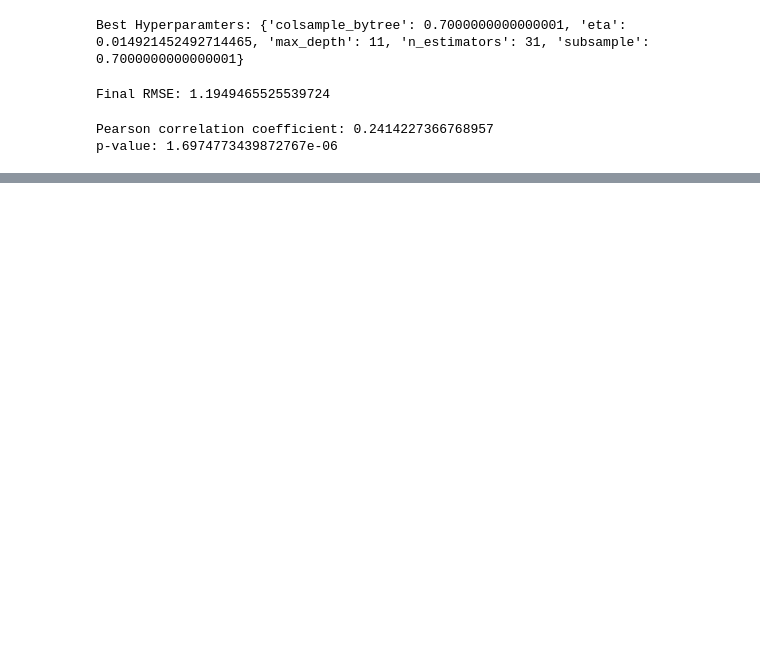
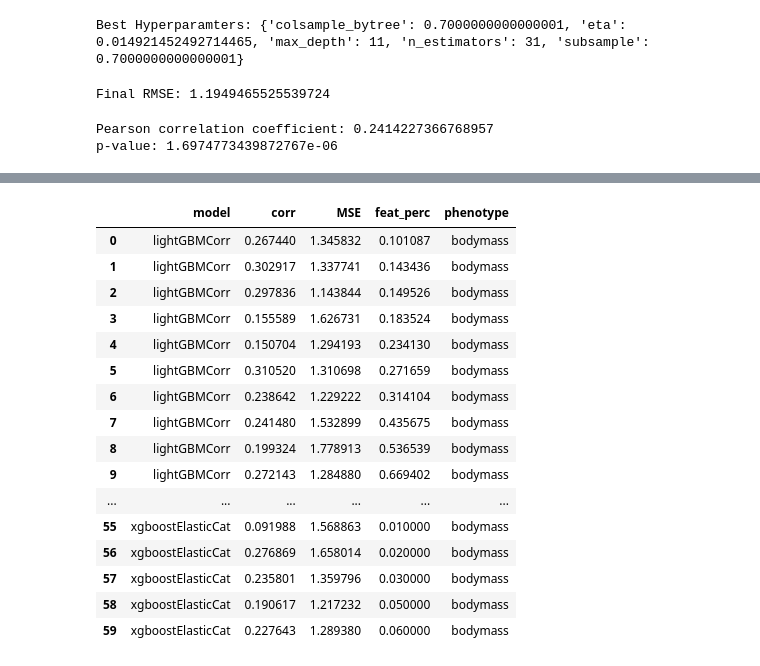
Before and after one commit to didrik1812/ProjectThesis, a Jupyter notebook: code/exploration.ipynb, the cells around one changed output, grey strips where cells are left out. Drawn from its saved outputs; the diff is of its cells as text; code cells hidden in the pictures; blank space fills up the shorter version.

```diff
--- a/code/exploration.ipynb
+++ b/code/exploration.ipynb
@@ -69,0 +188,22 @@ p-value: 1.6974773439872767e-06
+# %%
+mod_name = "catboostelasticCat"
+plot_df = plot_df[plot_df.model != mod_name]
+plot_df
+# %% [output]
+|  | model | corr | MSE | feat_perc | phenotype |
+| 0 | lightGBMCorr | 0.267440 | 1.345832 | 0.101087 | bodymass |
+| 1 | lightGBMCorr | 0.302917 | 1.337741 | 0.143436 | bodymass |
+| 2 | lightGBMCorr | 0.297836 | 1.143844 | 0.149526 | bodymass |
+| 3 | lightGBMCorr | 0.155589 | 1.626731 | 0.183524 | bodymass |
+| 4 | lightGBMCorr | 0.150704 | 1.294193 | 0.234130 | bodymass |
+| 5 | lightGBMCorr | 0.310520 | 1.310698 | 0.271659 | bodymass |
+| 6 | lightGBMCorr | 0.238642 | 1.229222 | 0.314104 | bodymass |
+| 7 | lightGBMCorr | 0.241480 | 1.532899 | 0.435675 | bodymass |
+| 8 | lightGBMCorr | 0.199324 | 1.778913 | 0.536539 | bodymass |
+| 9 | lightGBMCorr | 0.272143 | 1.284880 | 0.669402 | bodymass |
+| ... | ... | ... | ... | ... | ... |
+| 55 | xgboostElasticCat | 0.091988 | 1.568863 | 0.010000 | bodymass |
+| 56 | xgboostElasticCat | 0.276869 | 1.658014 | 0.020000 | bodymass |
+| 57 | xgboostElasticCat | 0.235801 | 1.359796 | 0.030000 | bodymass |
+| 58 | xgboostElasticCat | 0.190617 | 1.217232 | 0.050000 | bodymass |
+| 59 | xgboostElasticCat | 0.227643 | 1.289380 | 0.060000 | bodymass |
```
Also changed, not shown: parts of 16 cells of this notebook, 19 other files.
